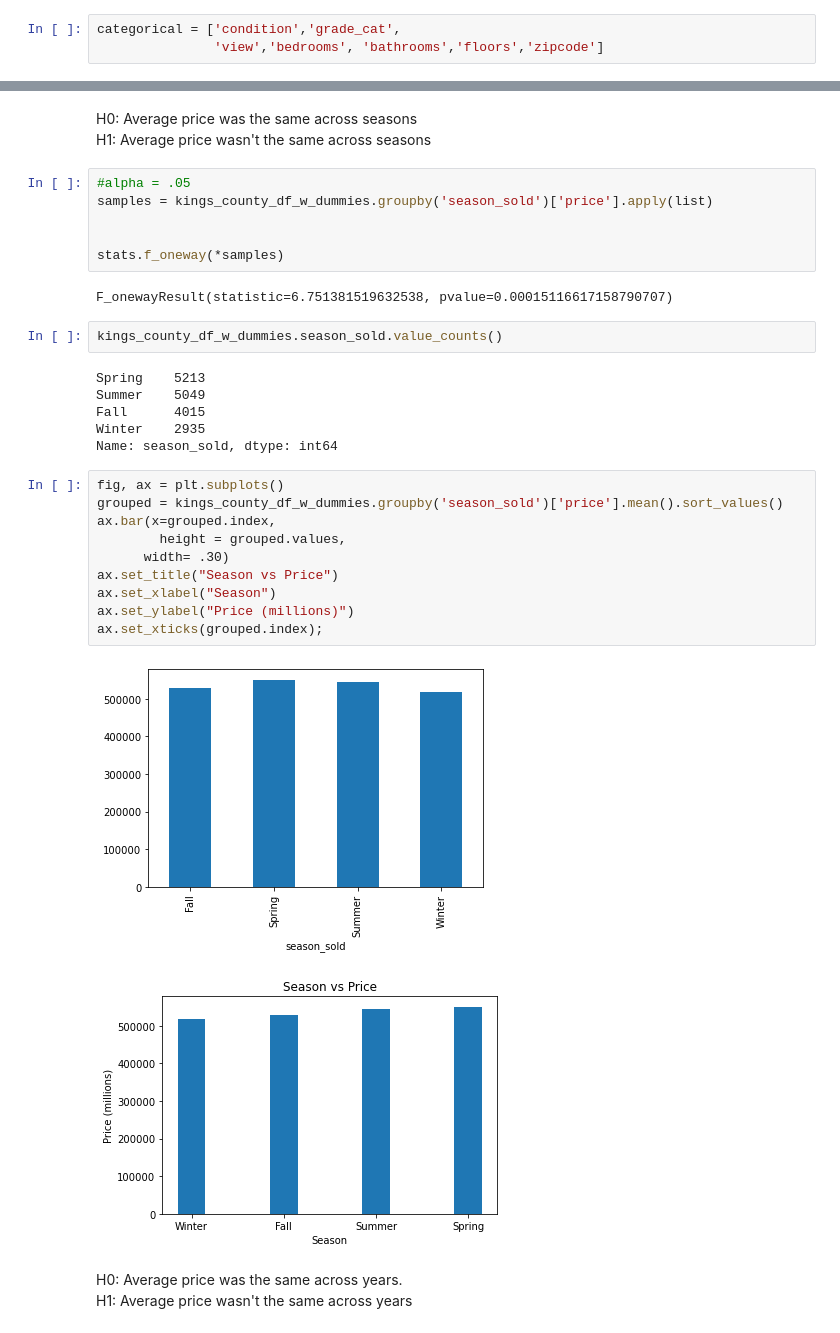
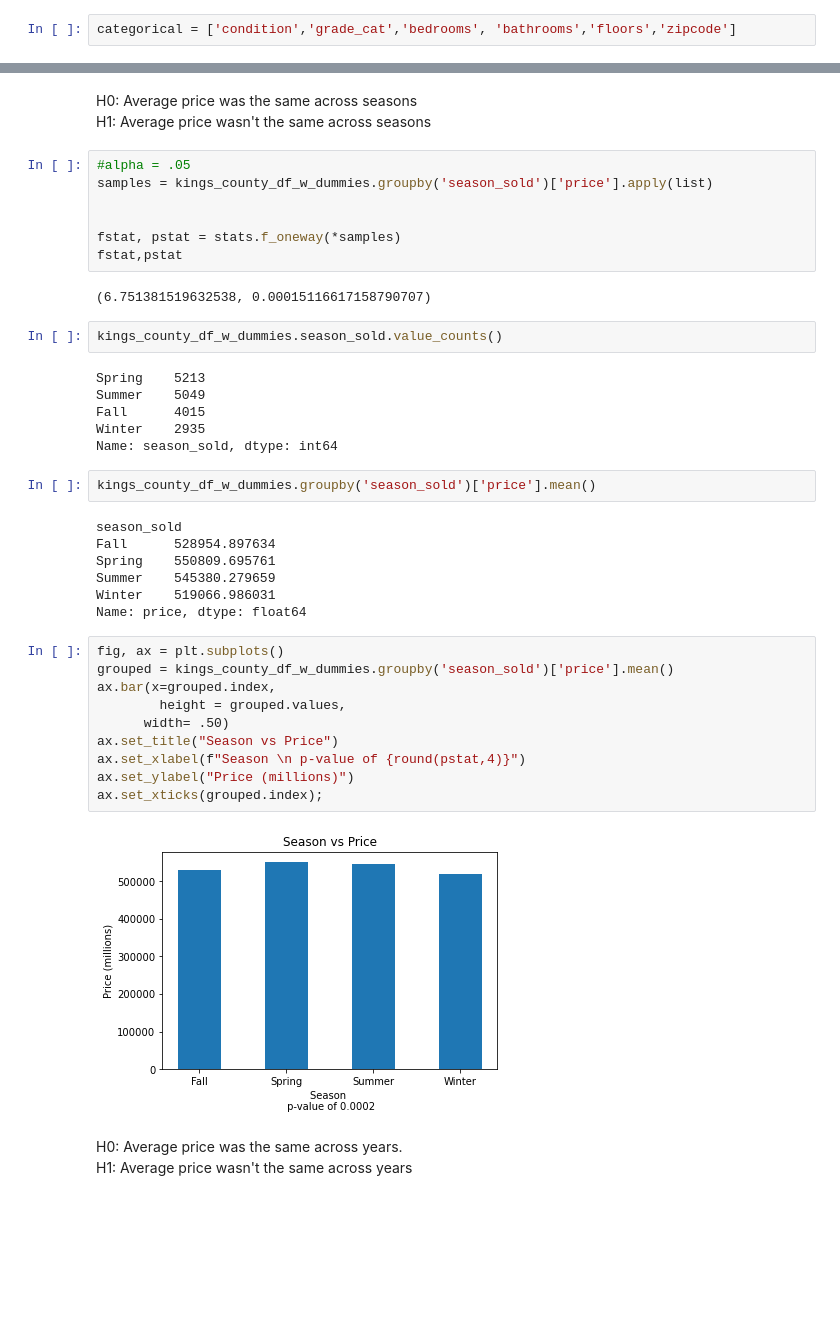
Before and after one commit to jasonarikupurathu/ds-east-042621-lectures, a Jupyter notebook: Phase_2/Phase2_project/Kings_County_Housing_Version_2.ipynb, the cells around one changed output, grey strips where cells are left out. Cells and saved outputs as stored; diff of their text form; blank space fills up the shorter version.

```diff
--- a/Phase_2/Phase2_project/Kings_County_Housing_Version_2.ipynb
+++ b/Phase_2/Phase2_project/Kings_County_Housing_Version_2.ipynb
@@ -432,8 +464,7 @@ kings_county_df.corr()>.9
 | sqft_lot15 | False | False | False | False | False | False | False | False | False | False | ... |
 | num_times_sold | False | False | False | False | False | False | False | False | False | False | ... |
 # %%
-categorical = ['condition','grade_cat',
-               'view','bedrooms', 'bathrooms','floors','zipcode']
+categorical = ['condition','grade_cat','bedrooms', 'bathrooms','floors','zipcode']
 # %% [markdown]
 Create dummy variables for categoricals
 # %%
@@ -688,9 +719,10 @@ H1: Average price wasn't the same across seasons
 samples = kings_county_df_w_dummies.groupby('season_sold')['price'].apply(list)
 
 
-stats.f_oneway(*samples)
+fstat, pstat = stats.f_oneway(*samples)
+fstat,pstat
 # %% [output]
-F_onewayResult(statistic=6.751381519632538, pvalue=0.00015116617158790707)
+(6.751381519632538, 0.00015116617158790707)
 # %%
 kings_county_df_w_dummies.season_sold.value_counts()
 # %% [output]
@@ -699,19 +731,27 @@ Summer    5049
 Fall      4015
 Winter    2935
 Name: season_sold, dtype: int64
+# %%
+kings_county_df_w_dummies.groupby('season_sold')['price'].mean()
+# %% [output]
+season_sold
+Fall      528954.897634
+Spring    550809.695761
+Summer    545380.279659
+Winter    519066.986031
+Name: price, dtype: float64
 # %%
 fig, ax = plt.subplots()
-grouped = kings_county_df_w_dummies.groupby('season_sold')['price'].mean().sort_values()
+grouped = kings_county_df_w_dummies.groupby('season_sold')['price'].mean()
 ax.bar(x=grouped.index,
         height = grouped.values,
-      width= .30)
+      width= .50)
 ax.set_title("Season vs Price")
-ax.set_xlabel("Season")
+ax.set_xlabel(f"Season \n p-value of {round(pstat,4)}")
 ax.set_ylabel("Price (millions)")
 ax.set_xticks(grouped.index);
 # %% [output]
-[figure, old version]
+[figure, new version]
-[figure, removed]
 # %% [markdown]
 H0: Average price was the same across years. <br>
 H1: Average price wasn't the same across years
```
Also changed, not shown: parts of 31 cells of this notebook, 1 other file.
